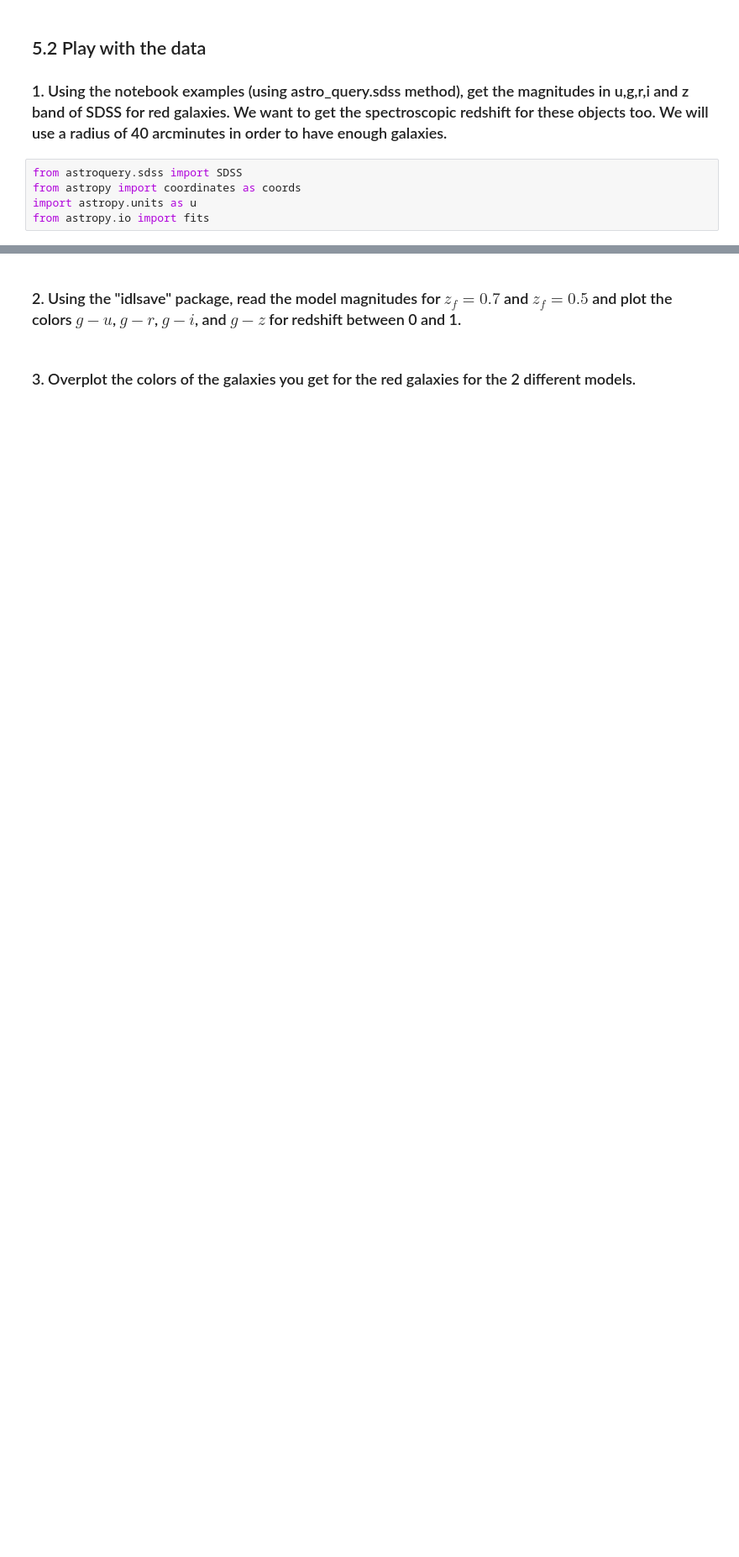
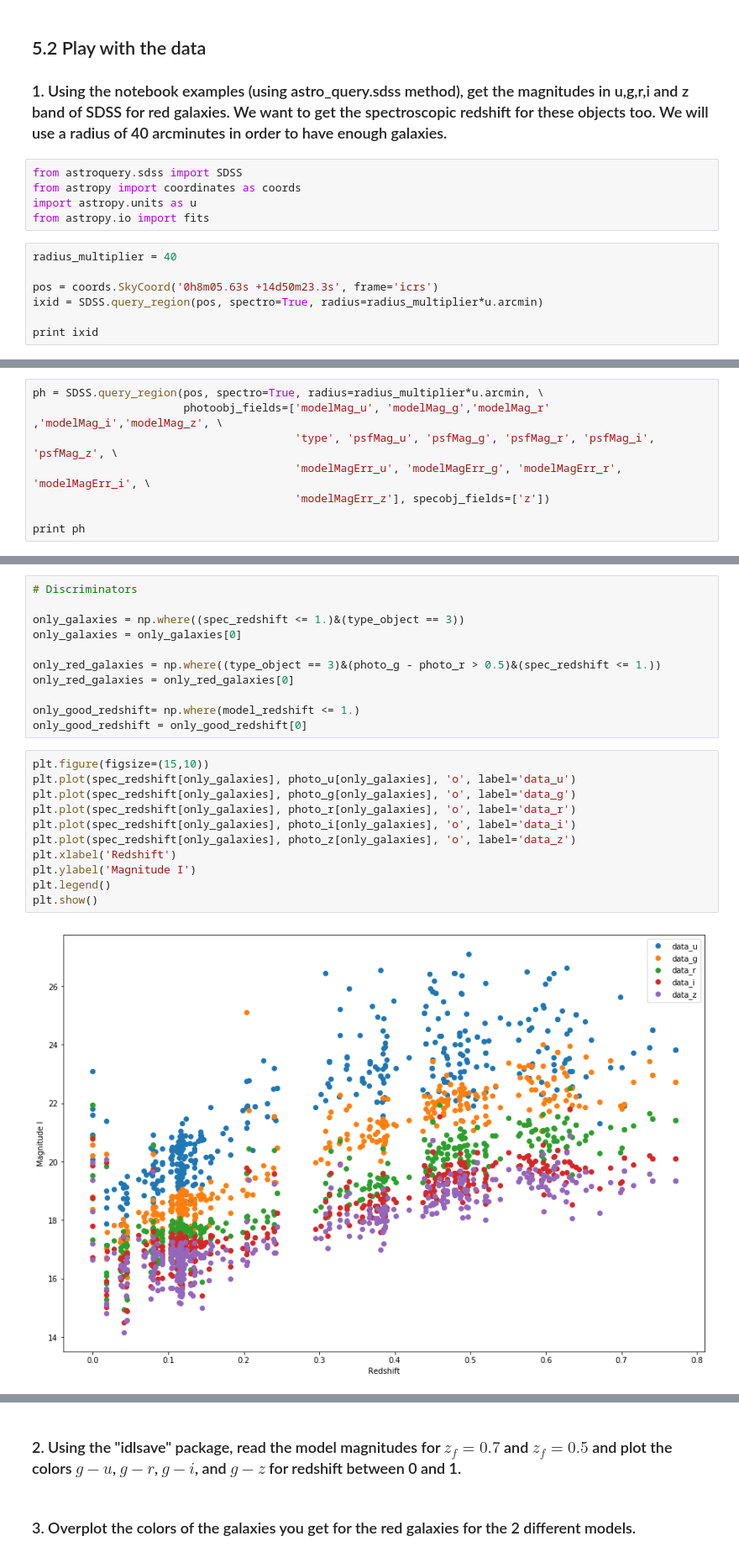
Before and after one commit to ignacio-vc/CosmoClusters, a Jupyter notebook: Ignacio/7Feb.ipynb, the cells around one changed output, grey strips where cells are left out. Shown: that part at 84% size. Saved outputs shown, nothing was run; the diff lists cells and outputs as text; blank space fills up the shorter version.

```diff
--- a/Ignacio/7Feb.ipynb
+++ b/Ignacio/7Feb.ipynb
@@ -74,3 +78,10 @@ from astroquery.sdss import SDSS
 from astropy import coordinates as coords
 import astropy.units as u
 from astropy.io import fits
+# %%
+radius_multiplier = 40
+
+pos = coords.SkyCoord('0h8m05.63s +14d50m23.3s', frame='icrs')
+ixid = SDSS.query_region(pos, spectro=True, radius=radius_multiplier*u.arcmin)
+
+print ixid
@@ -76,0 +106,8 @@ from astropy.io import fits
+# %%
+ph = SDSS.query_region(pos, spectro=True, radius=radius_multiplier*u.arcmin, \
+                       photoobj_fields=['modelMag_u', 'modelMag_g','modelMag_r' ,'modelMag_i','modelMag_z', \
+                                        'type', 'psfMag_u', 'psfMag_g', 'psfMag_r', 'psfMag_i', 'psfMag_z', \
+                                        'modelMagErr_u', 'modelMagErr_g', 'modelMagErr_r', 'modelMagErr_i', \
+                                        'modelMagErr_z'], specobj_fields=['z'])
+
+print ph
@@ -76,0 +167,24 @@ from astropy.io import fits
+# %%
+# Discriminators
+
+only_galaxies = np.where((spec_redshift <= 1.)&(type_object == 3))
+only_galaxies = only_galaxies[0]
+
+only_red_galaxies = np.where((type_object == 3)&(photo_g - photo_r > 0.5)&(spec_redshift <= 1.))
+only_red_galaxies = only_red_galaxies[0]
+
+only_good_redshift= np.where(model_redshift <= 1.)
+only_good_redshift = only_good_redshift[0]
+# %%
+plt.figure(figsize=(15,10))
+plt.plot(spec_redshift[only_galaxies], photo_u[only_galaxies], 'o', label='data_u')
+plt.plot(spec_redshift[only_galaxies], photo_g[only_galaxies], 'o', label='data_g')
+plt.plot(spec_redshift[only_galaxies], photo_r[only_galaxies], 'o', label='data_r')
+plt.plot(spec_redshift[only_galaxies], photo_i[only_galaxies], 'o', label='data_i')
+plt.plot(spec_redshift[only_galaxies], photo_z[only_galaxies], 'o', label='data_z')
+plt.xlabel('Redshift')
+plt.ylabel('Magnitude I')
+plt.legend()
+plt.show()
+# %% [output]
+[figure, added]
```
Also changed, not shown: parts of 21 cells of this notebook.
